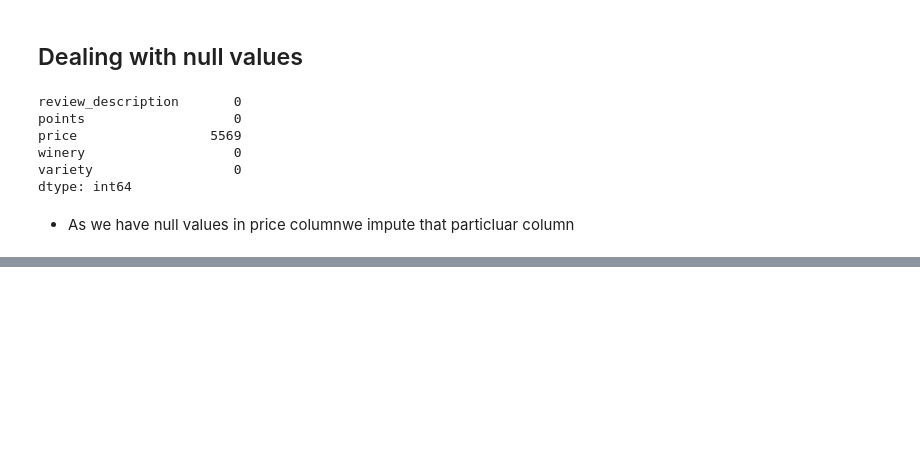
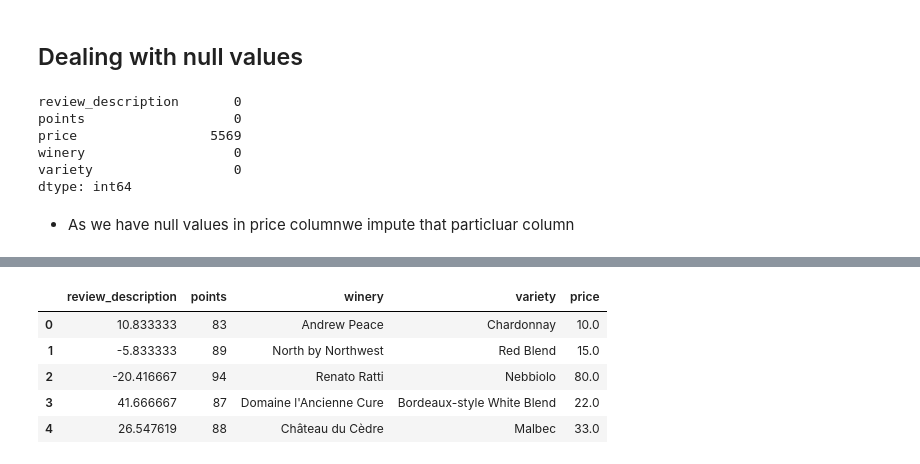
Before and after one commit to bodavijay24/knight, a Jupyter notebook: wine_shop.ipynb, the cells around one changed output, grey strips where cells are left out. Cells and saved outputs as stored; diff of their text form; code cells hidden in the pictures; blank space fills up the shorter version.

```diff
--- a/wine_shop.ipynb
+++ b/wine_shop.ipynb
@@ -238,0 +298,13 @@ cleaned_df.to_pickle('cleaned.pkl')
+# %%
+# Apply a first round of text cleaning techniques
+import re
+import string
+#make All text to lowecase,remove numericals
+
+
+def clean_review(text):
+    text = text.lower()
+    text = re.sub('\[.*?\]', '', text)
+    text = re.sub('[%s]' % re.escape(string.punctuation), '', text)
+    text = re.sub('\w*\d\w*', '', text)
+    return text
@@ -238,0 +313,21 @@ cleaned_df.to_pickle('cleaned.pkl')
+# %%
+
+def text_processing(cleaned_df):
+    #Apply Clean review function
+    review=cleaned_df['review_description'].apply(clean_review)
+    #cleaned_df=drop_cols(cleaned_df,'review_description')
+    pol = lambda x: TextBlob(x).sentiment.polarity
+    cleaned_df['review_description']=cleaned_df['review_description'].apply(pol)
+    scale=lambda x: x*100
+    cleaned_df['review_description']=cleaned_df['review_description'].apply(scale)
+    return cleaned_df
+# %%
+df_text=text_processing(cleaned_df)
+df_text.head()
+# %% [output]
+|  | review_description | points | winery | variety | price |
+| 0 | 10.833333 | 83 | Andrew Peace | Chardonnay | 10.0 |
+| 1 | -5.833333 | 89 | North by Northwest | Red Blend | 15.0 |
+| 2 | -20.416667 | 94 | Renato Ratti | Nebbiolo | 80.0 |
+| 3 | 41.666667 | 87 | Domaine l'Ancienne Cure | Bordeaux-style White Blend | 22.0 |
+| 4 | 26.547619 | 88 | Château du Cèdre | Malbec | 33.0 |
```
Also changed, not shown: parts of 36 cells of this notebook, 1 other file.
